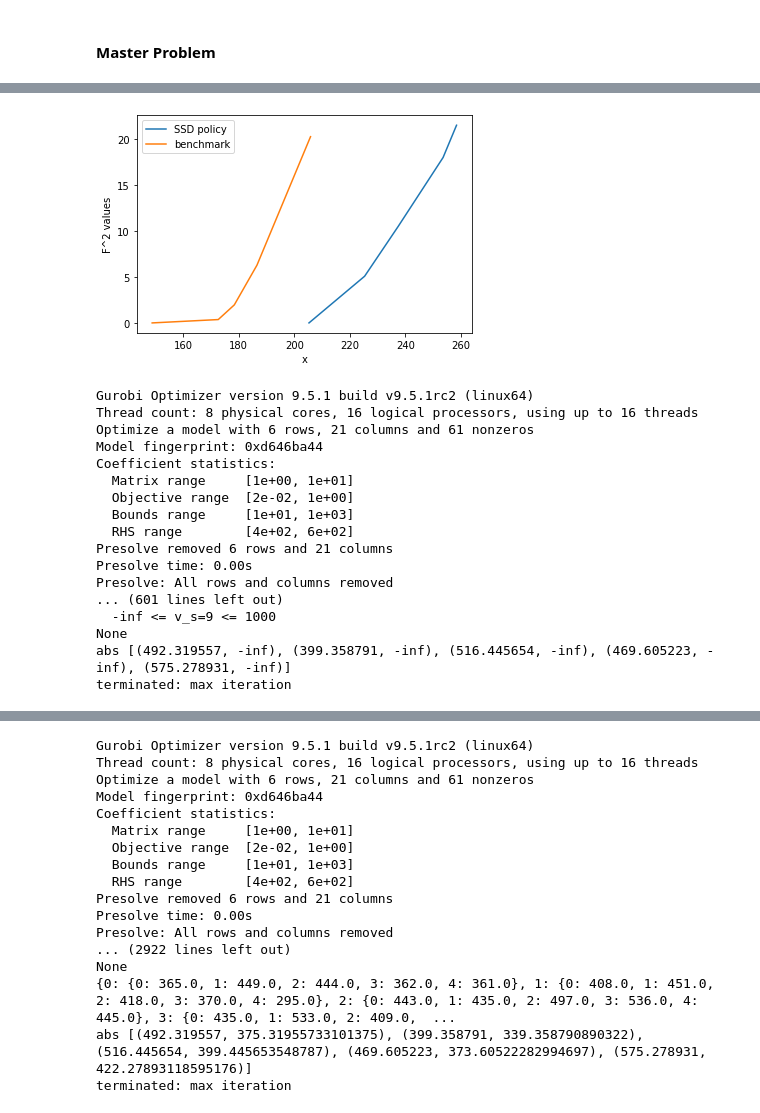
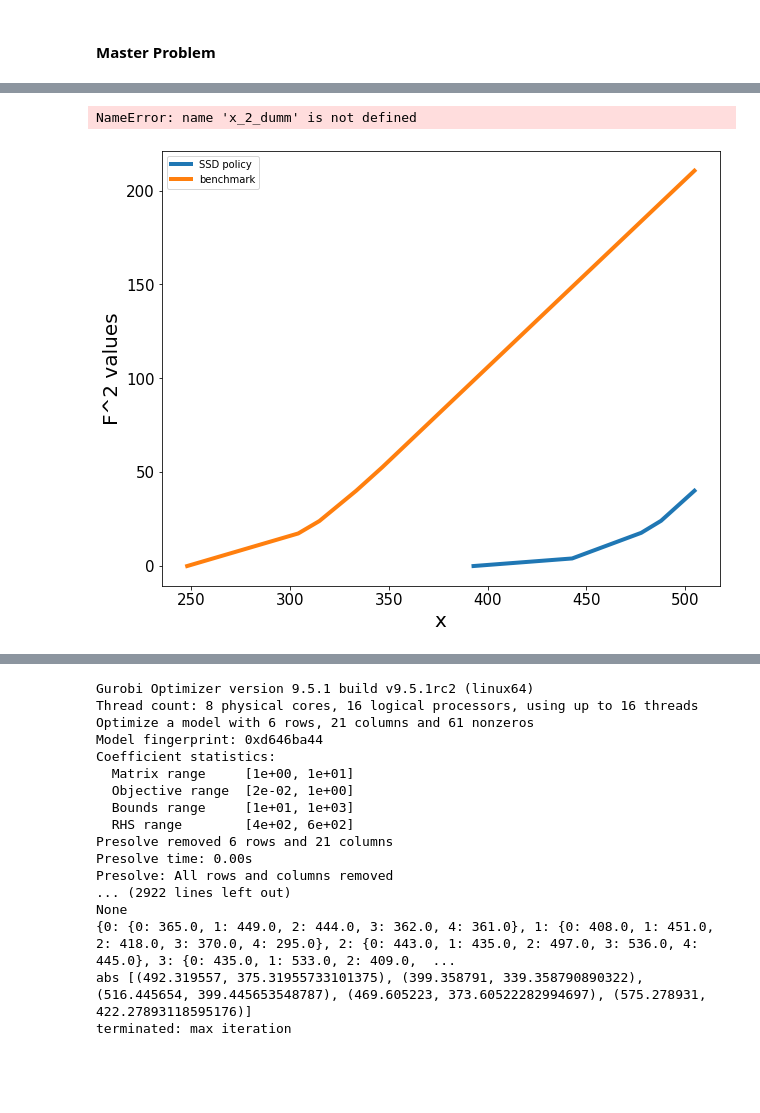
Before and after one commit to songyesog2000/three_stage_stoachstic_programming_w_SSD, a Jupyter notebook: three_stage_multi_item_newsvendor.ipynb, the cells around one changed output, grey strips where cells are left out. Saved outputs shown, nothing was run; the diff lists cells and outputs as text; code cells hidden in the pictures; blank space fills up the shorter version.

```diff
--- a/three_stage_multi_item_newsvendor.ipynb
+++ b/three_stage_multi_item_newsvendor.ipynb
@@ -994,40 +1043,53 @@ plt.show()
 # %%
 x_1_eval,x_2_eval = x_1,x_2
-x_1_bcm, x_2_bcm = x_1_dummy,x_2_dummy
-u_eval = F2_policy_stage_2(x_1_eval,x_2_eval,scenario)
-u_bcm = F2_policy_stage_2(x_1_bcm, x_2_bcm, scenario)
-sort_keys = sorted(u_eval.keys())
-sort_keys_bcm = sorted(u_bcm.keys())
-plt.plot(sort_keys,[u_eval[_] for _ in sort_keys], label='SSD policy')
-plt.plot(sort_keys_bcm,[u_bcm[_] for _ in sort_keys_bcm], label='benchmark')
+x_1_bcm, x_2_bcm = x_1_dummy,x_2_dumm
+
+import matplotlib.pyplot as plt
+fig = plt.gcf()
+fig.set_size_inches(15, 12)
+ax1 = plt.subplot2grid(shape=(2,6), loc=(0,0), colspan=2)
+ax2 = plt.subplot2grid((2,6), (0,2), colspan=2)
+ax3 = plt.subplot2grid((2,6), (0,4), colspan=2)
+ax4 = plt.subplot2grid((2,6), (1,1), colspan=2)
+ax5 = plt.subplot2grid((2,6), (1,3), colspan=2)
+axs = [ax1,ax2,ax3,ax4,ax5]
+w_eval = F2_policy_stage_3(x_1_eval,x_2_eval,scenario)
+w_bcm = F2_policy_stage_3(x_1_bcm, x_2_bcm, scenario)
 plt.xlabel('x')
-plt.ylabel('F^2 values')
+for i in range(scenario['S_scenario']):
+    sort_keys = sorted(w_eval[i].keys())
+    sort_keys_bcm = sorted(w_bcm[i].keys())
+    end = max(sort_keys[-1],sort_keys_bcm[-1])
+    w_bcm[i][end] = (end-sort_keys_bcm[-1])+w_bcm[i][sort_keys_bcm[-1]]
+
+    sort_keys_bcm.append(end)
+    axs[i].plot(sort_keys,[w_eval[i][_] for _ in sort_keys], label='SSD policy', linewidth=4)
+    axs[i].plot(sort_keys_bcm,[w_bcm[i][_] for _ in sort_keys_bcm], label='benchmark', linewidth=4)
 plt.legend()
 plt.show()
 # %% [output]
-[figure, removed]
+NameError: name 'x_2_dumm' is not defined
 # %%
-risk_neutral_rst = evaluation_policy(x_1_opt, x_2_opt, scenario)
-risk_neutral_ssd_benchmark = ssd_benchmark_from_evaluation(risk_neutral_rst, scenario)
-x_1,x_2 = three_stage_multi_item_SSD_newsvendor(x_1_0 = x_1_0, z_1_0 =z_1_0, scenario=scenario, \
-                                benchmark = risk_neutral_ssd_benchmark , max_itr = 20,\
-                                policy_return =  True)
-risk_neutral_ssd_rst = evaluation_policy(x_1, x_2, scenario)
+x_1_eval,x_2_eval = x_12,x_22
+x_1_bcm, x_2_bcm = x_1_dummy,x_2_dummy
+
+fig = plt.gcf()
+fig.set_size_inches(10, 8)
+
+u_eval = F2_policy_stage_2(x_1_eval,x_2_eval,scenario)
+u_bcm = F2_policy_stage_2(x_1_bcm, x_2_bcm, scenario)
+sort_keys = sorted(u_eval.keys())
+sort_keys_bcm = sorted(u_bcm.keys())
+end = max(sort_keys[-1],sort_keys_bcm[-1])
+u_bcm[end] = (end-sort_keys_bcm[-1])+u_bcm[sort_keys_bcm[-1]]
+sort_keys_bcm.append(end)
+plt.plot(sort_keys,[u_eval[_] for _ in sort_keys], label='SSD policy',linewidth=4)
+plt.plot(sort_keys_bcm,[u_bcm[_] for _ in sort_keys_bcm], label='benchmark',linewidth=4)
+plt.xlabel('x',size = 20)
+plt.ylabel('F^2 values', size = 20)
+plt.legend()
+plt.xticks(size = 15)
+plt.yticks(size = 15)
+plt.show()
 # %% [output]
-Gurobi Optimizer version 9.5.1 build v9.5.1rc2 (linux64)
-Thread count: 8 physical cores, 16 logical processors, using up to 16 threads
-Optimize a model with 6 rows, 21 columns and 61 nonzeros
-Model fingerprint: 0xd646ba44
-Coefficient statistics:
-  Matrix range     [1e+00, 1e+01]
-  Objective range  [2e-02, 1e+00]
-  Bounds range     [1e+01, 1e+03]
-  RHS range        [4e+02, 6e+02]
-Presolve removed 6 rows and 21 columns
-Presolve time: 0.00s
-Presolve: All rows and columns removed
-... (601 lines left out)
-  -inf <= v_s=9 <= 1000
-None
-abs [(492.319557, -inf), (399.358791, -inf), (516.445654, -inf), (469.605223, -inf), (575.278931, -inf)]
-terminated: max iteration
+[figure, added]
```
Also changed, not shown: parts of 30 cells of this notebook.
